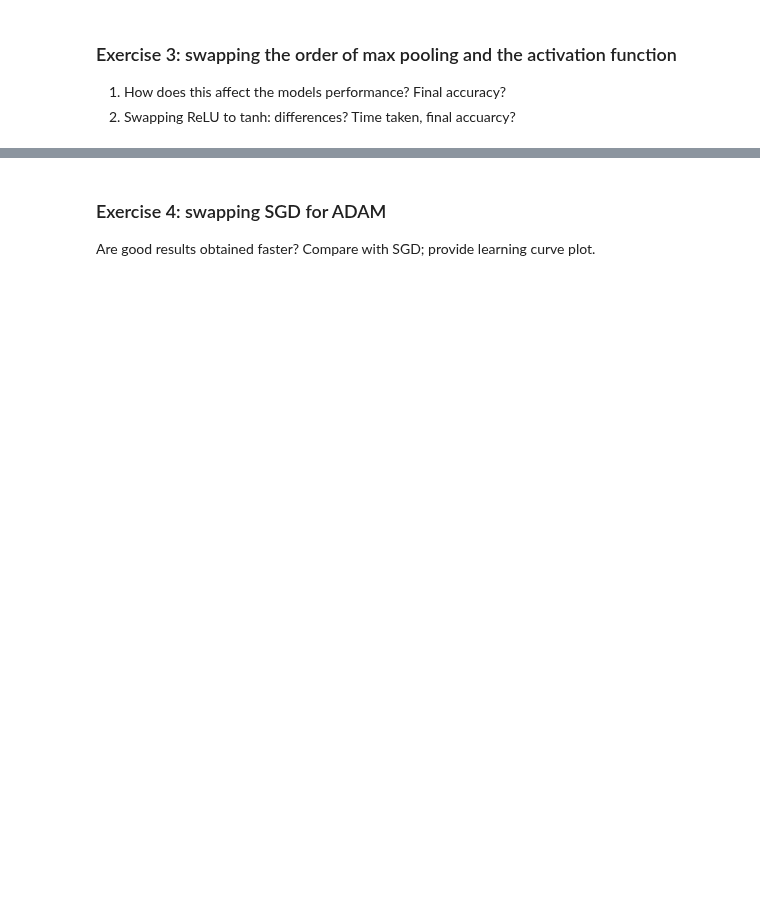
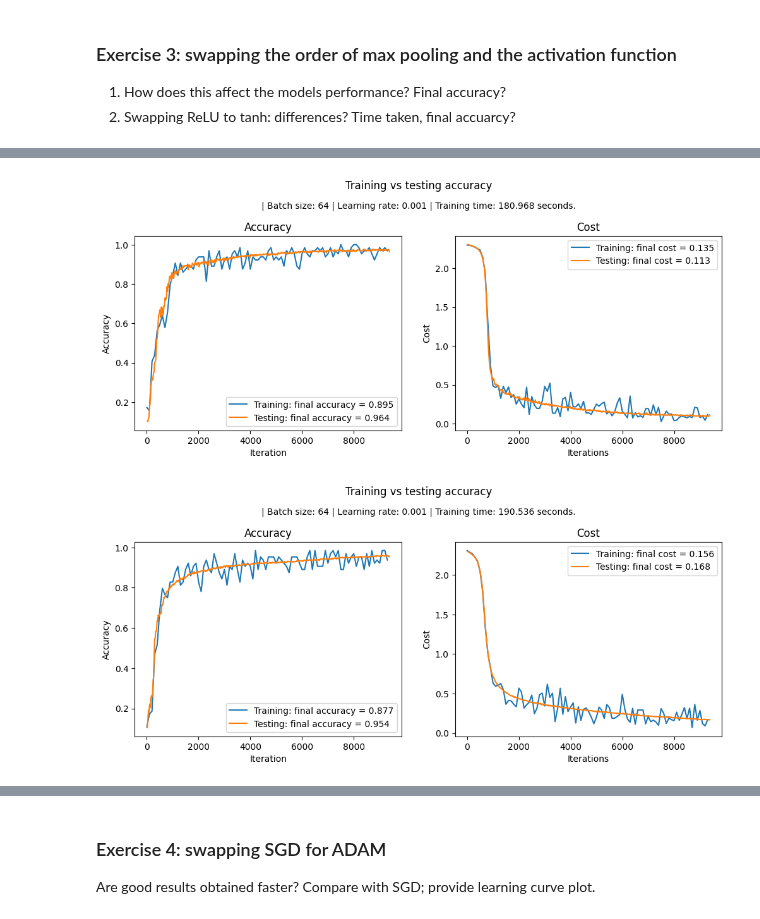
Before and after one commit to muggukejsarn/y4p1, a Jupyter notebook: p3/deeplearning/assignment2/ha2.ipynb, the cells around one changed output, grey strips where cells are left out. Drawn from its saved outputs; the diff is of its cells as text; code cells hidden in the pictures; blank space fills up the shorter version.

```diff
--- a/p3/deeplearning/assignment2/ha2.ipynb
+++ b/p3/deeplearning/assignment2/ha2.ipynb
@@ -386,7 +444,7 @@ class SwapedConvNetwork(torch.nn.Module):
         if activator.lower() == "relu":
             self.activator = torch.nn.ReLU()
         if activator.lower() == "tanh":
-            self.activator == torch.nn.Tanh()
+            self.activator = torch.nn.Tanh()
 
         self.pool = torch.nn.MaxPool2d(2, stride=2)
 
@@ -422,6 +480,8 @@ class SwapedConvNetwork(torch.nn.Module):
         return x
 # %%
 model = SwapedConvNetwork("relu")
+model_ex32 = SwapedConvNetwork("tanh")
 
-x_train, x_test, trc2, tra2, tec2, tac2, time, avgspeed = train(model, train_dataset_cnn, test_dataset_cnn, batch_size=64, optmzr="sgd")
+ex3 = train(model, train_dataset_cnn, test_dataset_cnn, num_epochs=10, batch_size=64, optmzr="sgd")
+ex32 = train(model_ex32, train_dataset_cnn, test_dataset_cnn, num_epochs=10, batch_size=64, optmzr="sgd")
 # %% [output]
@@ -448,0 +505,6 @@ KeyboardInterrupt:
+# %%
+single_plot(ex3)
+single_plot(ex32)
+# %% [output]
+[figure, added]
+[figure, added]
```
Also changed, not shown: parts of 28 cells of this notebook, 3 other files.
